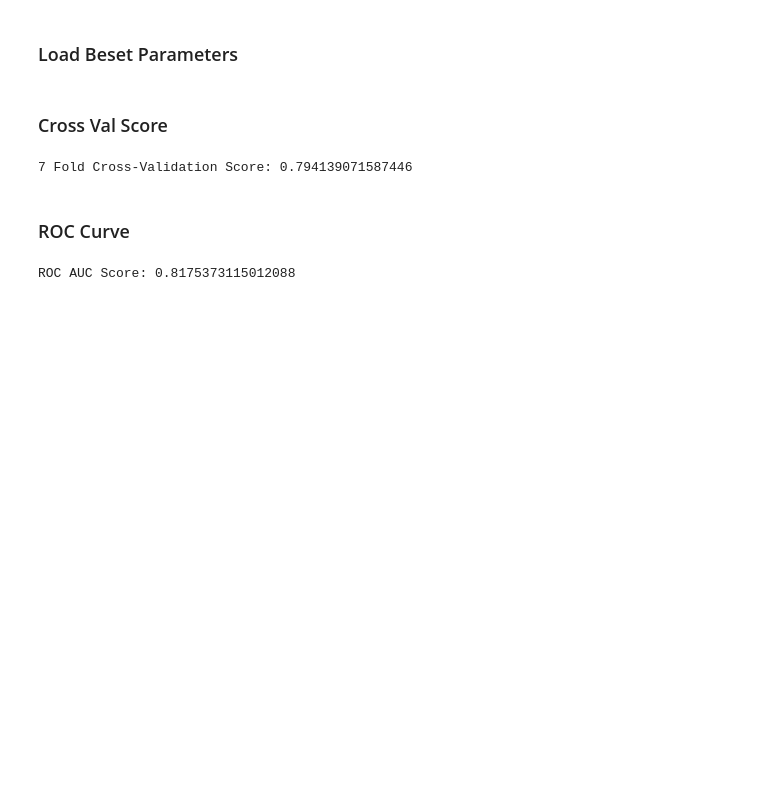
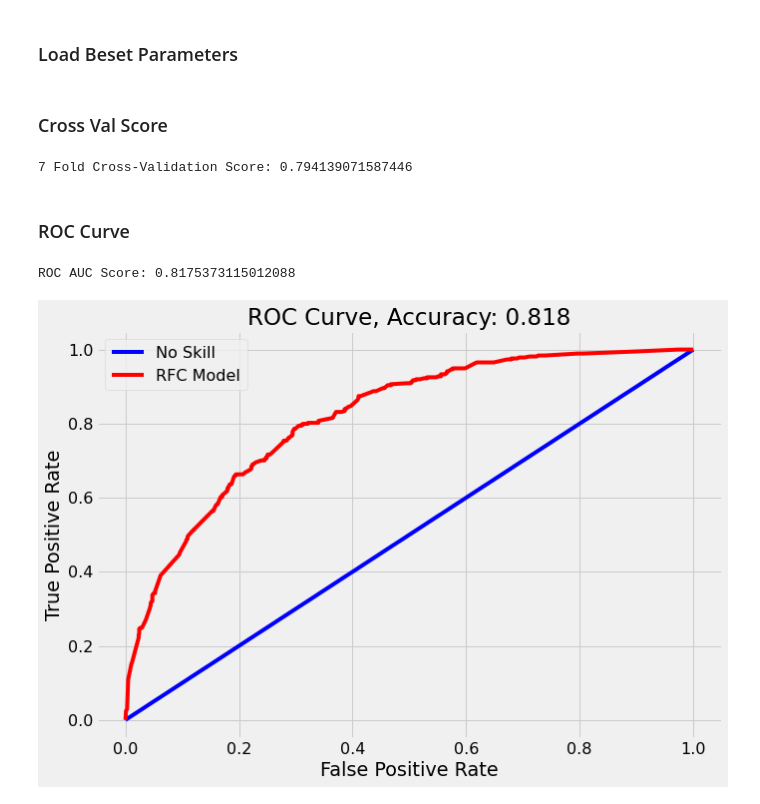
Before and after one commit to yuchild/erik_interviewqs, a Jupyter notebook: question_predicting_churn.ipynb, the cells around one changed output. Drawn from its saved outputs; the diff is of its cells as text; code cells hidden in the pictures; blank space fills up the shorter version.

```diff
--- a/question_predicting_churn.ipynb
+++ b/question_predicting_churn.ipynb
@@ -357,0 +351,42 @@ def ROC(y_test, y_probs):
+# %%
+def ROC(y_test, y_probs, roc_score):
+    """
+    Inputs: y_test from train_test_split
+            , y_probs from model.repdict_proba(X_test)[:, 1]
+            , roc_score
+
+    Output: ROC Curve
+    """
+    plt.rcParams['font.size'] = 16
+    plt.figure(figsize=(10,7))
+
+    # No Skill Line Data
+    base_fpr, base_tpr, _ = roc_curve(y_test
+                                      , [1 for _ in range(len(y_test))]
+                                     )
+
+    # Model Data
+    model_fpr, model_tpr, _ = roc_curve(y_test
+                                        , y_probs
+                                       )
+
+    plt.plot(base_fpr
+             , base_tpr
+             , 'b'
+             , label='No Skill'
+            )
+
+    plt.plot(model_fpr
+             , model_tpr
+             , 'r'
+             , label='RFC Model'
+            )
+
+    plt.xlabel('False Positive Rate')
+    plt.ylabel('True Positive Rate')
+    plt.title(f'ROC Curve, Accuracy: {round(roc_score, 3)}')
+    plt.legend();
+# %%
+ROC(y_test, y_probs, roc_score)
+# %% [output]
+[figure, added]
```
Also changed, not shown: parts of 1 cell of this notebook.
